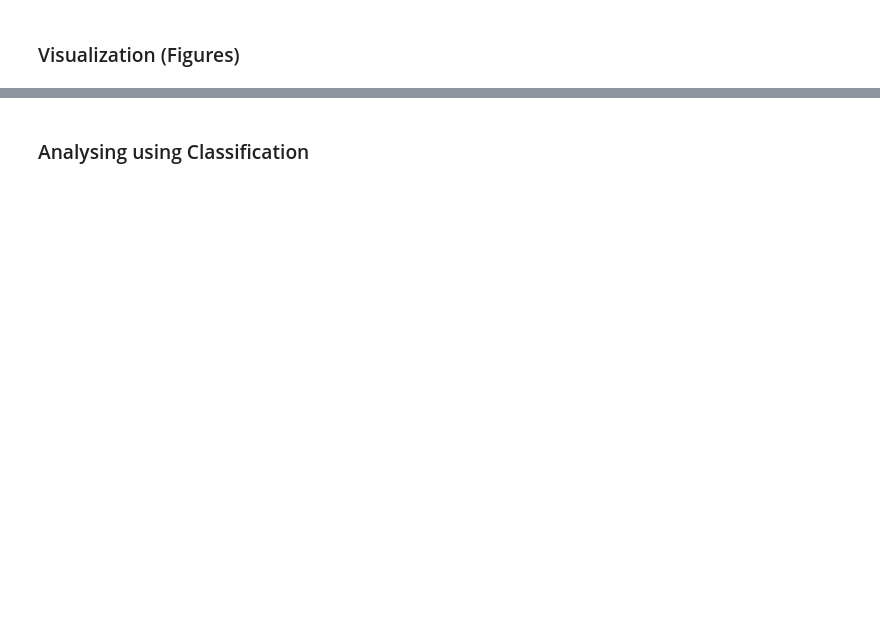
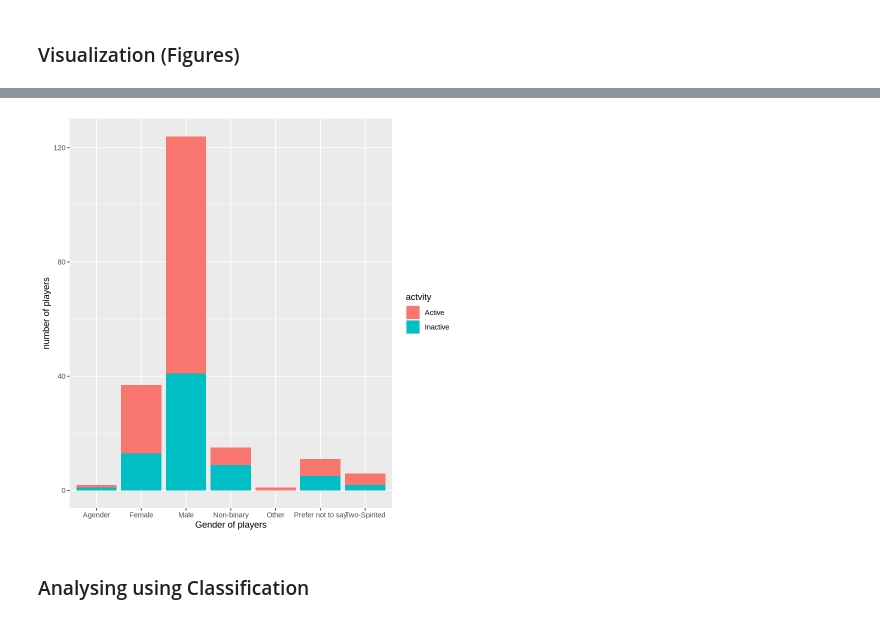
Before and after one commit to lucychenyun/DSCI100-Project-Group, a Jupyter notebook: Project.ipynb, the cells around one changed output, grey strips where cells are left out. Cells and saved outputs as stored; diff of their text form; code cells hidden in the pictures; blank space fills up the shorter version.

```diff
--- a/Project.ipynb
+++ b/Project.ipynb
@@ -95,2 +110,10 @@ A tibble: 196 × 8
+# %%
+plot_2<- player_data_2 |>
+    ggplot(aes(x=gender, fill=active))+
+    geom_bar() +
+    labs(x="Gender of players", y="number of players", fill="actvity")
+plot_2
+# %% [output]
+[figure, added]
 # %% [markdown]
 ### Analysing using Classification
```
Also changed, not shown: parts of 3 cells of this notebook.
